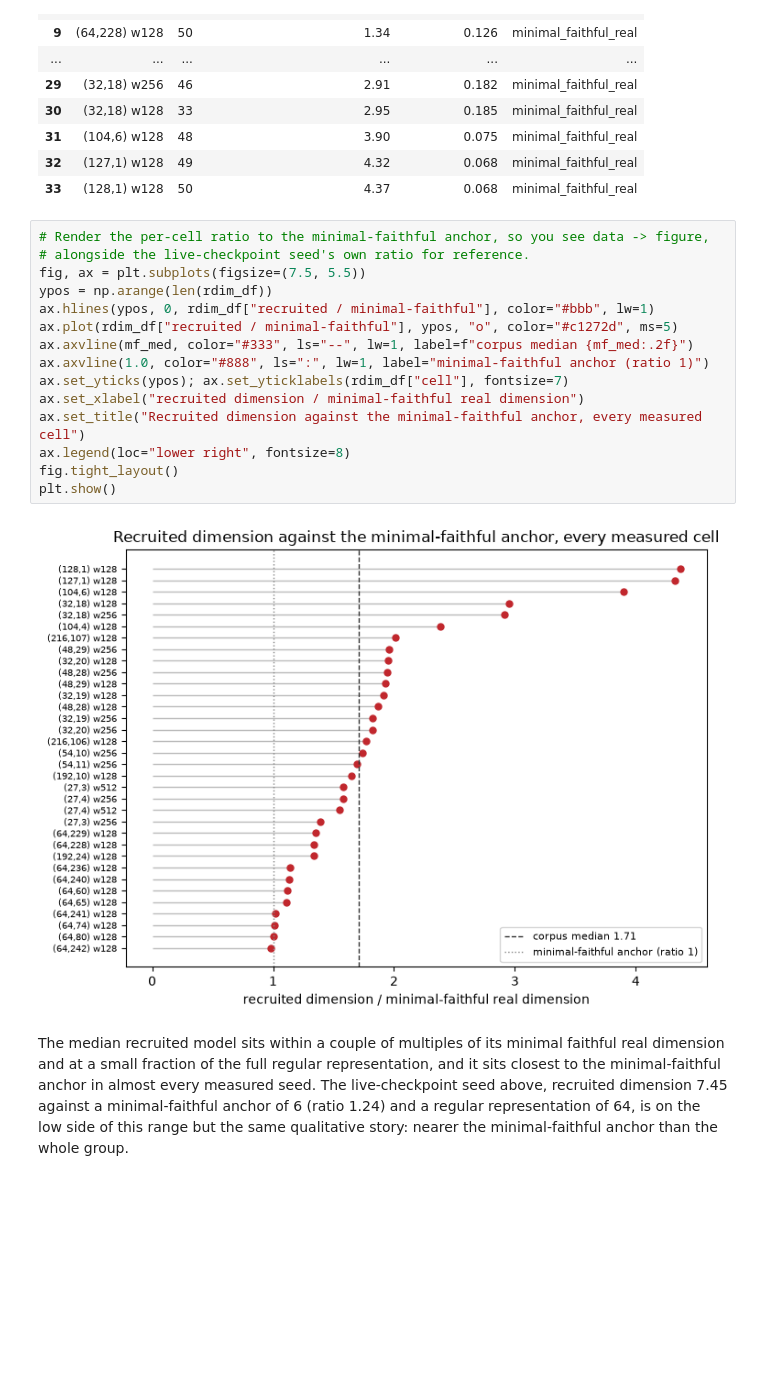
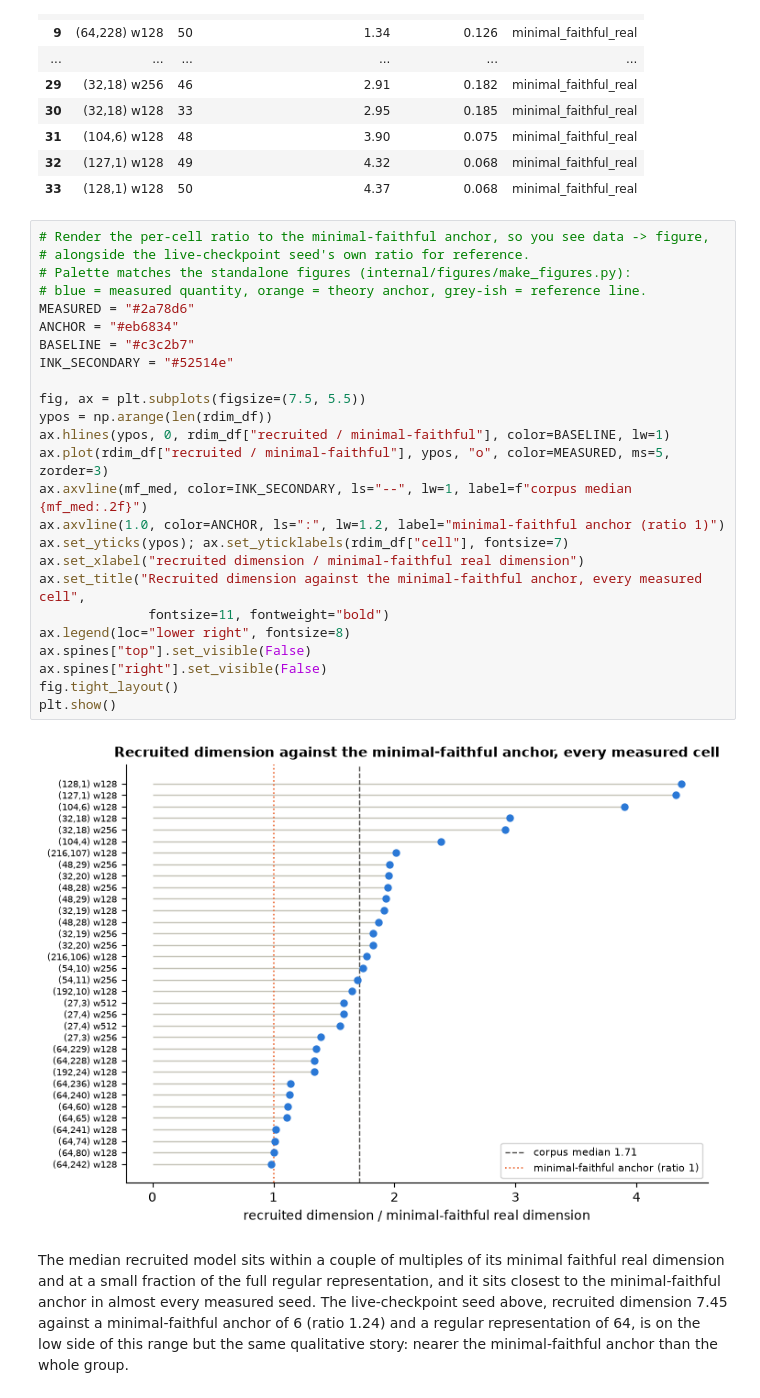
Before and after one commit to brook-stefanou/group-algorithm-interpretability, a Jupyter notebook: notebooks/reviewer_walkthrough.ipynb, the cells around one changed output. Drawn from its saved outputs; the diff is of its cells as text; blank space fills up the shorter version.

```diff
--- a/notebooks/reviewer_walkthrough.ipynb
+++ b/notebooks/reviewer_walkthrough.ipynb
@@ -634,20 +642,30 @@ closest to the minimal-faithful anchor in 1216/1225 seeds, to the regular repres
 # %%
 # Render the per-cell ratio to the minimal-faithful anchor, so you see data -> figure,
 # alongside the live-checkpoint seed's own ratio for reference.
+# Palette matches the standalone figures (internal/figures/make_figures.py):
+# blue = measured quantity, orange = theory anchor, grey-ish = reference line.
+MEASURED = "#2a78d6"
+ANCHOR = "#eb6834"
+BASELINE = "#c3c2b7"
+INK_SECONDARY = "#52514e"
+
 fig, ax = plt.subplots(figsize=(7.5, 5.5))
 ypos = np.arange(len(rdim_df))
-ax.hlines(ypos, 0, rdim_df["recruited / minimal-faithful"], color="#bbb", lw=1)
-ax.plot(rdim_df["recruited / minimal-faithful"], ypos, "o", color="#c1272d", ms=5)
-ax.axvline(mf_med, color="#333", ls="--", lw=1, label=f"corpus median {mf_med:.2f}")
-ax.axvline(1.0, color="#888", ls=":", lw=1, label="minimal-faithful anchor (ratio 1)")
+ax.hlines(ypos, 0, rdim_df["recruited / minimal-faithful"], color=BASELINE, lw=1)
+ax.plot(rdim_df["recruited / minimal-faithful"], ypos, "o", color=MEASURED, ms=5, zorder=3)
+ax.axvline(mf_med, color=INK_SECONDARY, ls="--", lw=1, label=f"corpus median {mf_med:.2f}")
+ax.axvline(1.0, color=ANCHOR, ls=":", lw=1.2, label="minimal-faithful anchor (ratio 1)")
 ax.set_yticks(ypos); ax.set_yticklabels(rdim_df["cell"], fontsize=7)
 ax.set_xlabel("recruited dimension / minimal-faithful real dimension")
-ax.set_title("Recruited dimension against the minimal-faithful anchor, every measured cell")
+ax.set_title("Recruited dimension against the minimal-faithful anchor, every measured cell",
+              fontsize=11, fontweight="bold")
 ax.legend(loc="lower right", fontsize=8)
+ax.spines["top"].set_visible(False)
+ax.spines["right"].set_visible(False)
 fig.tight_layout()
 plt.show()
 # %% [output]
-[figure, old version]
+[figure, new version]
 # %% [markdown]
 The median recruited model sits within a couple of multiples of its minimal
 faithful real dimension and at a small fraction of the full regular representation,
```
Also changed, not shown: parts of 4 cells of this notebook, 12 other files.
